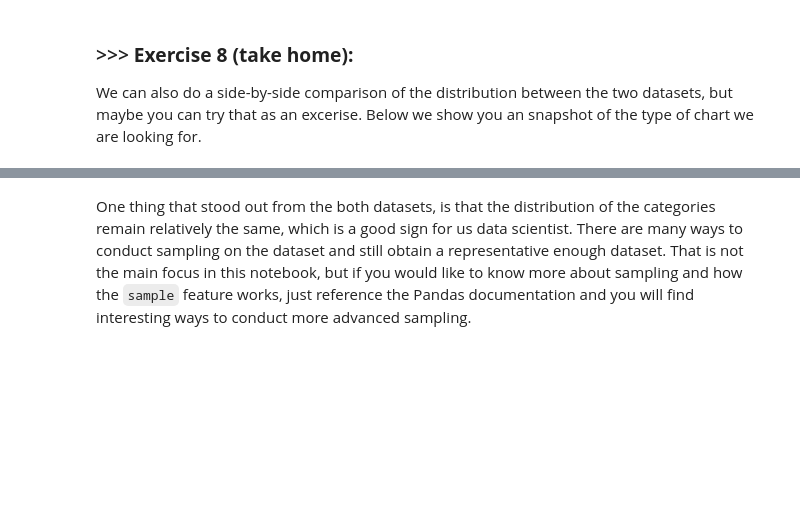
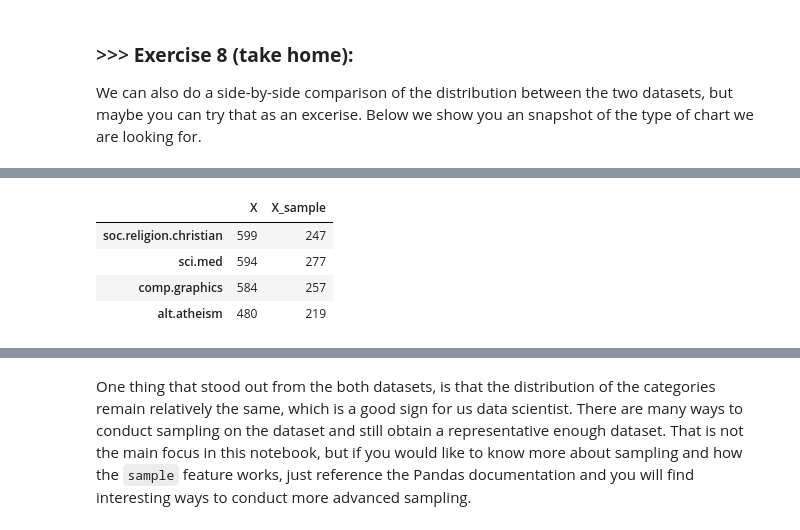
Before and after one commit to windyeh/DM2020-Lab1-Homework1, a Jupyter notebook: DM2020-Lab1-Homework.ipynb, the cells around one changed output, grey strips where cells are left out. Cells and saved outputs as stored; diff of their text form; code cells hidden in the pictures; blank space fills up the shorter version.

```diff
--- a/DM2020-Lab1-Homework.ipynb
+++ b/DM2020-Lab1-Homework.ipynb
@@ -674,0 +810,13 @@ We can also do a side-by-side comparison of the distribution between the two dat
+# %%
+# Answer here
+df_category_name_value_counts = pd.concat([X.category_name.value_counts(),
+                                          X_sample.category_name.value_counts()],
+                                         axis = 1, ignore_index=True, sort=False)
+df_category_name_value_counts = df_category_name_value_counts.rename(columns = {0:"X", 1:"X_sample"})
+df_category_name_value_counts
+# %% [output]
+|  | X | X_sample |
+| soc.religion.christian | 599 | 247 |
+| sci.med | 594 | 277 |
+| comp.graphics | 584 | 257 |
+| alt.atheism | 480 | 219 |
```
Also changed, not shown: parts of 32 cells of this notebook.
